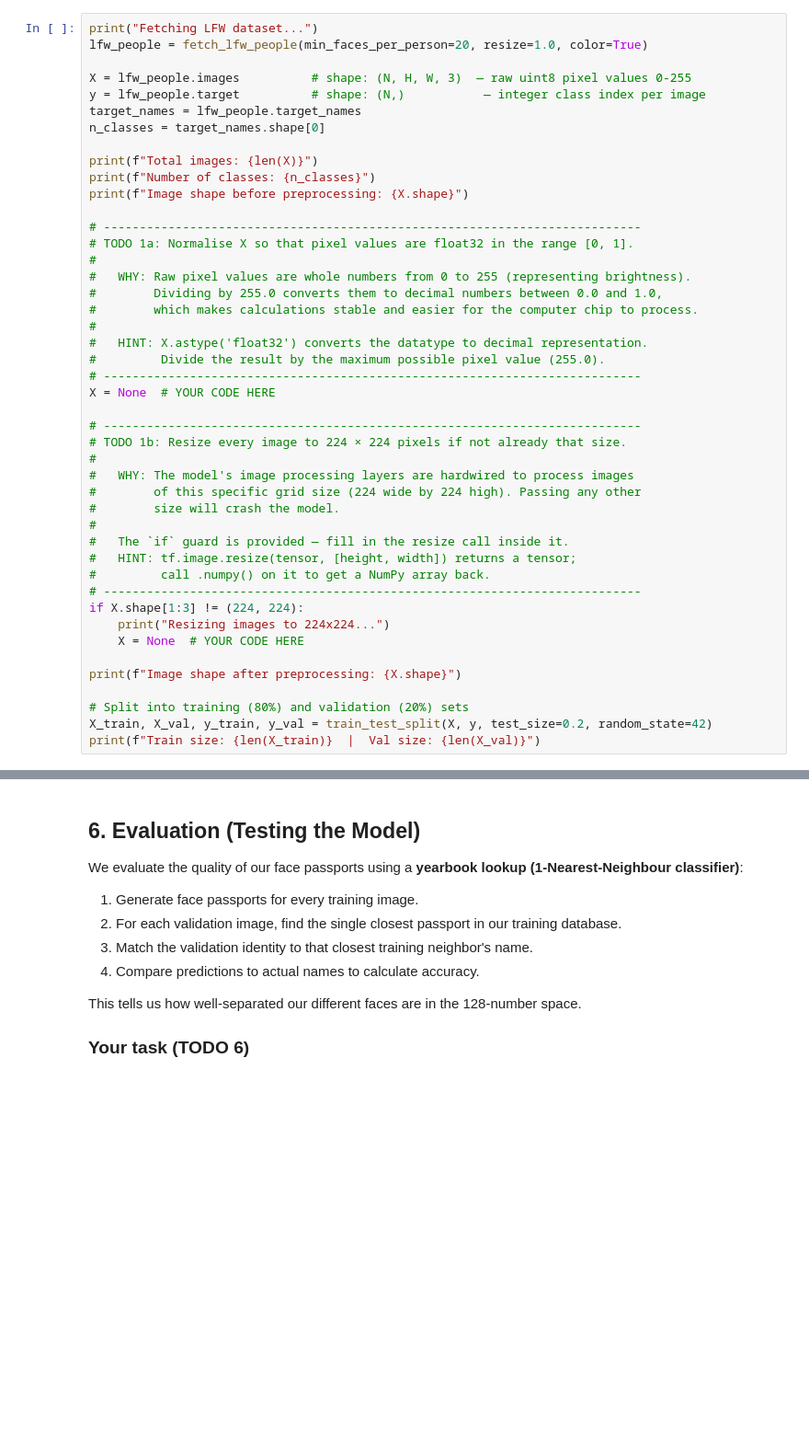
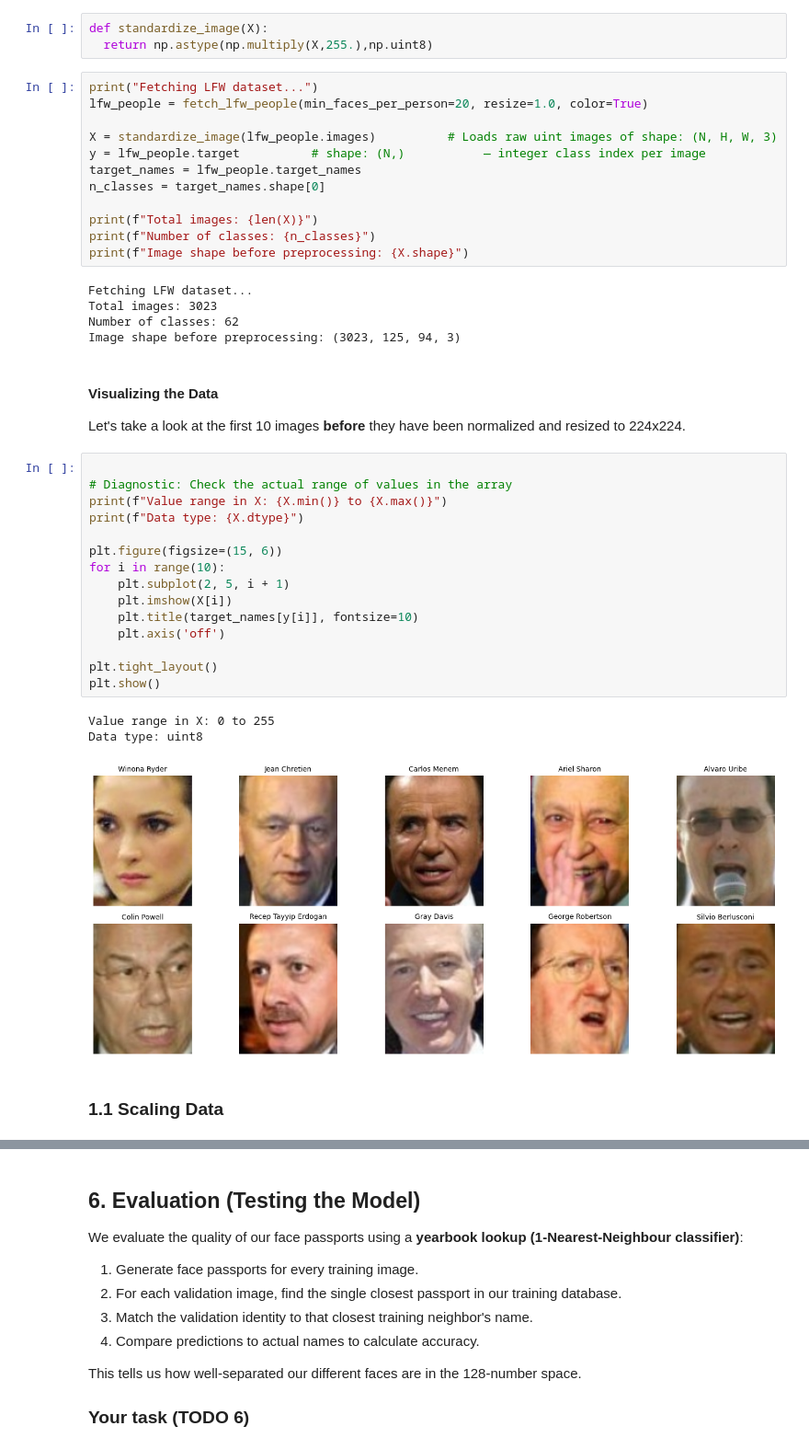
Before and after one commit to MPSLab-ASU/AI-Semiconductor-Summer-Institute-Demo, a Jupyter notebook: training/train_facenet_template.ipynb, the cells around one changed output, grey strips where cells are left out. Shown at 92% size. Drawn from its saved outputs; the diff is of its cells as text; blank space fills up the shorter version.

Commit message:
Updated Training Template

```diff
--- a/training/train_facenet_template.ipynb
+++ b/training/train_facenet_template.ipynb
@@ -63,8 +99,11 @@ We keep only people with **at least 20 photos** so every identity has enough sam
+# %%
+def standardize_image(X):
+  return np.astype(np.multiply(X,255.),np.uint8)
 # %%
 print("Fetching LFW dataset...")
 lfw_people = fetch_lfw_people(min_faces_per_person=20, resize=1.0, color=True)
 
-X = lfw_people.images          # shape: (N, H, W, 3)  — raw uint8 pixel values 0-255
+X = standardize_image(lfw_people.images)          # Loads raw uint images of shape: (N, H, W, 3)
 y = lfw_people.target          # shape: (N,)           — integer class index per image
 target_names = lfw_people.target_names
 n_classes = target_names.shape[0]
@@ -72,36 +111,32 @@ n_classes = target_names.shape[0]
 print(f"Total images: {len(X)}")
 print(f"Number of classes: {n_classes}")
 print(f"Image shape before preprocessing: {X.shape}")
-
-# ---------------------------------------------------------------------------
-# TODO 1a: Normalise X so that pixel values are float32 in the range [0, 1].
-#
-#   WHY: Raw pixel values are whole numbers from 0 to 255 (representing brightness).
-#        Dividing by 255.0 converts them to decimal numbers between 0.0 and 1.0,
-#        which makes calculations stable and easier for the computer chip to process.
-#
-#   HINT: X.astype('float32') converts the datatype to decimal representation.
-#         Divide the result by the maximum possible pixel value (255.0).
-# ---------------------------------------------------------------------------
-X = None  # YOUR CODE HERE
-
-# ---------------------------------------------------------------------------
-# TODO 1b: Resize every image to 224 × 224 pixels if not already that size.
-#
-#   WHY: The model's image processing layers are hardwired to process images
-#        of this specific grid size (224 wide by 224 high). Passing any other
-#        size will crash the model.
-#
-#   The `if` guard is provided — fill in the resize call inside it.
-#   HINT: tf.image.resize(tensor, [height, width]) returns a tensor;
-#         call .numpy() on it to get a NumPy array back.
-# ---------------------------------------------------------------------------
-if X.shape[1:3] != (224, 224):
-    print("Resizing images to 224x224...")
-    X = None  # YOUR CODE HERE
-
-print(f"Image shape after preprocessing: {X.shape}")
-
-# Split into training (80%) and validation (20%) sets
-X_train, X_val, y_train, y_val = train_test_split(X, y, test_size=0.2, random_state=42)
-print(f"Train size: {len(X_train)}  |  Val size: {len(X_val)}")
+# %% [output]
+Fetching LFW dataset...
+Total images: 3023
+Number of classes: 62
+Image shape before preprocessing: (3023, 125, 94, 3)
+# %% [markdown]
+#### Visualizing the Data
+Let's take a look at the first 10 images **before** they have been normalized and resized to 224x224.
+# %%
+
+# Diagnostic: Check the actual range of values in the array
+print(f"Value range in X: {X.min()} to {X.max()}")
+print(f"Data type: {X.dtype}")
+
+plt.figure(figsize=(15, 6))
+for i in range(10):
+    plt.subplot(2, 5, i + 1)
+    plt.imshow(X[i])
+    plt.title(target_names[y[i]], fontsize=10)
+    plt.axis('off')
+
+plt.tight_layout()
+plt.show()
+# %% [output]
+Value range in X: 0 to 255
+Data type: uint8
+[figure, added]
+# %% [markdown]
+### 1.1 Scaling Data
```
Also changed, not shown: parts of 24 cells of this notebook.
